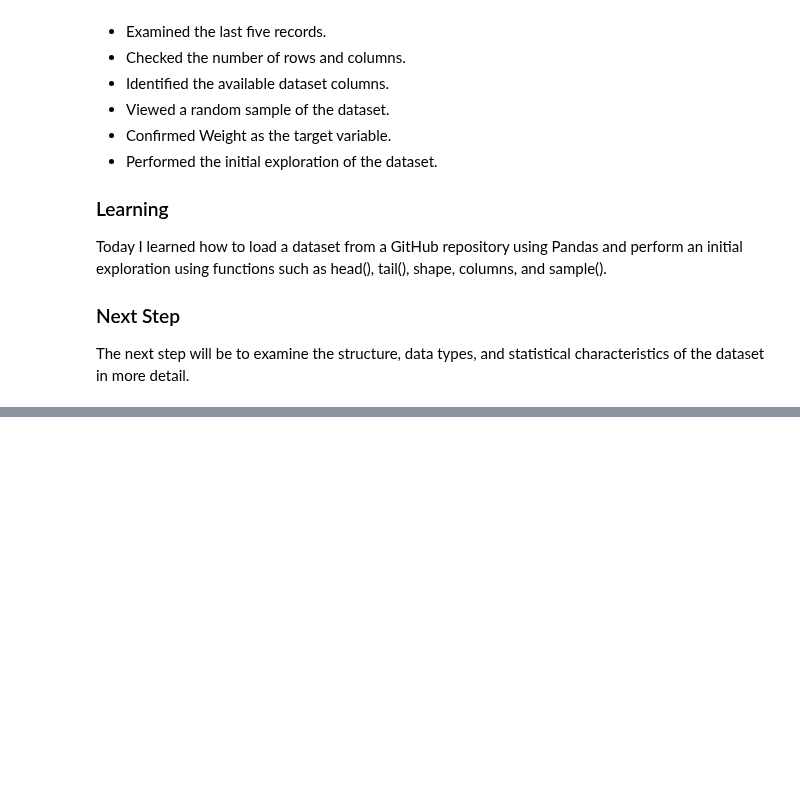
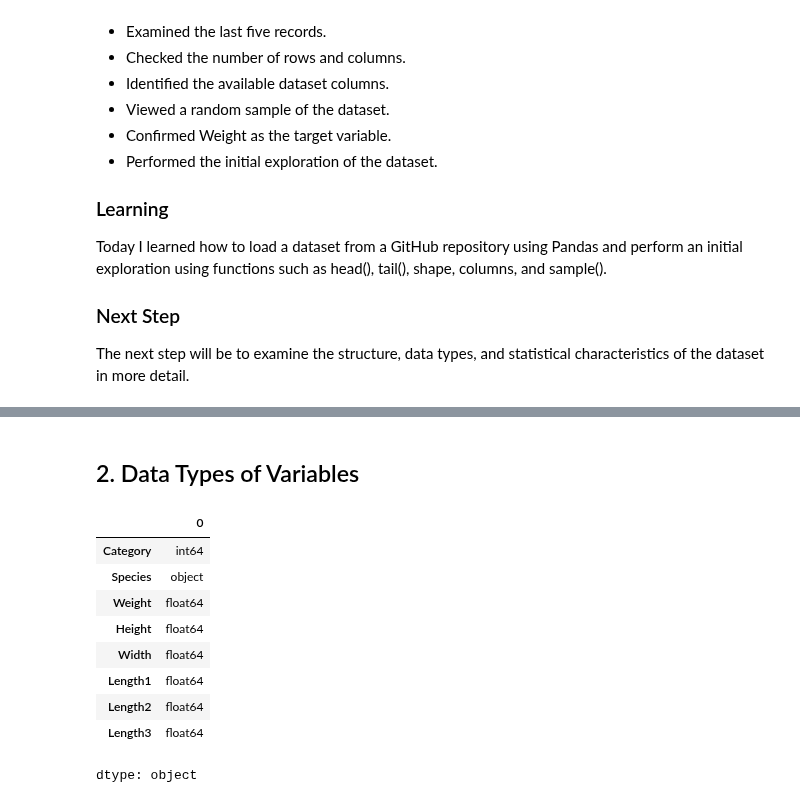
Before and after one commit to abhipsa29-cloud/Fish-Weight-Prediction, a Jupyter notebook: Fish_Weight_Prediction.ipynb, the cells around one changed output, grey strips where cells are left out. Cells and saved outputs as stored; diff of their text form; code cells hidden in the pictures; blank space fills up the shorter version.

```diff
--- a/Fish_Weight_Prediction.ipynb
+++ b/Fish_Weight_Prediction.ipynb
@@ -372,0 +409,15 @@ statistical characteristics of the dataset in more detail.
+# %% [markdown]
+## 2. Data Types of Variables
+# %%
+df.dtypes
+# %% [output]
+|  | 0 |
+| Category | int64 |
+| Species | object |
+| Weight | float64 |
+| Height | float64 |
+| Width | float64 |
+| Length1 | float64 |
+| Length2 | float64 |
+| Length3 | float64 |
+dtype: object
```
Also changed, not shown: parts of 21 cells of this notebook.
